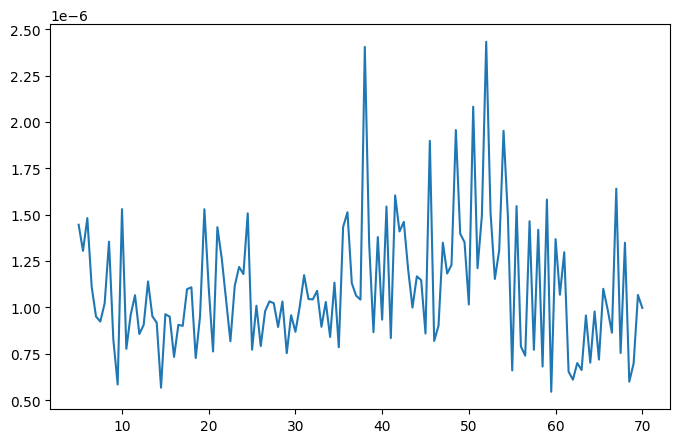
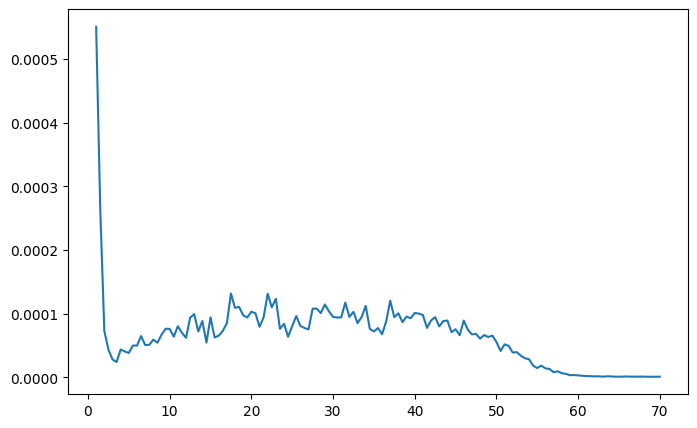
The change to this notebook cell's code, shown as a diff; its figure went from the first image to the second:
--- before
+++ after
@@ -1,2 +1,2 @@
 plt.figure(figsize=(8,5))
-plt.plot(T[10:], C_v[10:])
+plt.plot(T[2:], C_v[2:])

Commit: minor changes